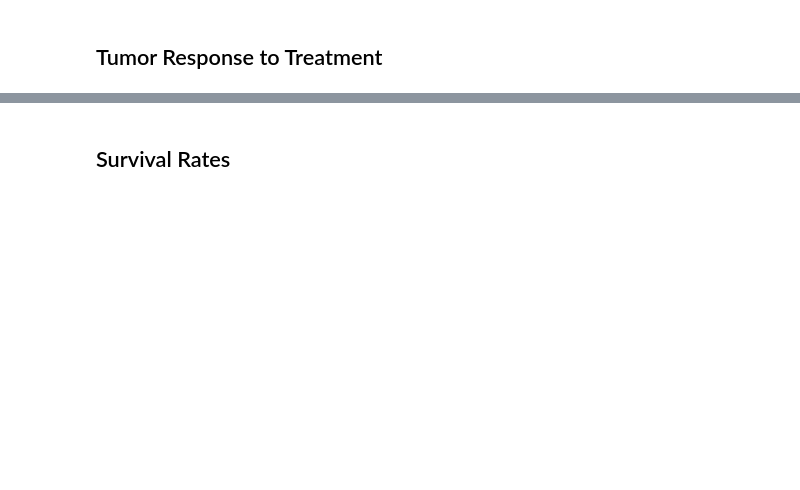
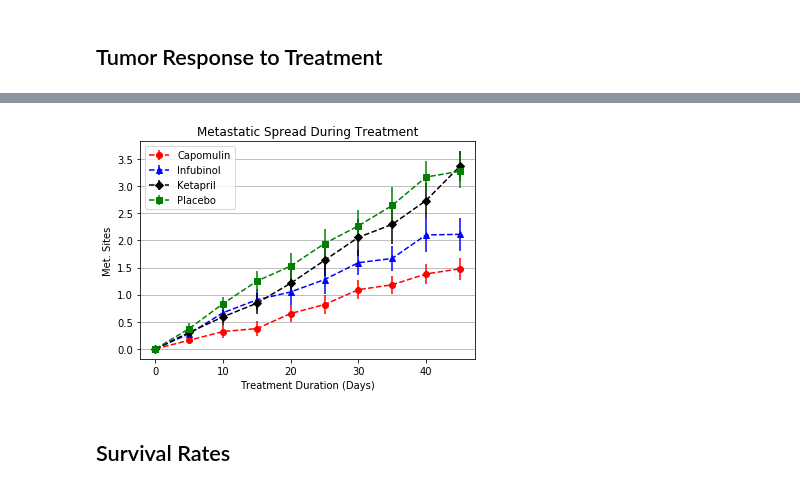
Before and after one commit to ttmugu/matplotlib-challenge, a Jupyter notebook: pymaceuticals_starter.ipynb, the cells around one changed output, grey strips where cells are left out. Saved outputs shown, nothing was run; the diff lists cells and outputs as text; code cells hidden in the pictures; blank space fills up the shorter version.

```diff
--- a/pymaceuticals_starter.ipynb
+++ b/pymaceuticals_starter.ipynb
@@ -35,6 +127,7 @@ mouse_clinical_trail_df.head()
 # %%
-# Store the Mean Tumor Volume Data Grouped by Drug and Timepoint
-
+# Store the Mean Met. Site Data Grouped by Drug and Timepoint
 # Convert to DataFrame
+Metastatic_Respons_df = mouse_clinical_trail_df.groupby(['Drug', 'Timepoint'])['Metastatic Sites'].mean().reset_index()
 
 # Preview DataFrame
+Metastatic_Respons_df.head()
@@ -40,0 +141,7 @@ mouse_clinical_trail_df.head()
+# %%
+# Store the Standard Error associated with Met. Sites Grouped by Drug and Timepoint
+#.sem().reset_index()
+# Convert to DataFrame
+stErr_Met_Respons_df = mouse_clinical_trail_df.groupby(['Drug', 'Timepoint'])['Metastatic Sites'].sem().reset_index()
+# Preview DataFrame
+stErr_Met_Respons_df.head()
@@ -40,0 +155,6 @@ mouse_clinical_trail_df.head()
+# %%
+# Minor Data Munging to Re-Format the Data Frames
+#trp_plot_df = tumor_Responce_pivot_df.reset_index()
+Met_Respons_df_pivot_df = pd.pivot(Metastatic_Respons_df, index='Timepoint', columns='Drug',values="Metastatic Sites")
+# Preview that Reformatting worked
+Met_Respons_df_pivot_df
@@ -150,3 +183,32 @@ plt.show()
+# %%
+# Generate the Plot (with Error Bars)
+plt_met_rep_df = Met_Respons_df_pivot_df.reset_index()
+#plt_met_rep_df
+mCapomulin_error = stErr_Met_Respons_df.loc[stErr_Met_Respons_df["Drug"] == "Capomulin", "Metastatic Sites"]
+mInfubinol_error = stErr_Met_Respons_df.loc[stErr_Met_Respons_df["Drug"] == "Infubinol", "Metastatic Sites"]
+mKetapril_error = stErr_Met_Respons_df.loc[stErr_Met_Respons_df["Drug"] == "Ketapril", "Metastatic Sites"]
+mPlacebo_error = stErr_Met_Respons_df.loc[stErr_Met_Respons_df["Drug"] == "Placebo", "Metastatic Sites"]
+
+# Generate the Plot (with Error Bars)
+plt.errorbar(plt_met_rep_df.Timepoint, plt_met_rep_df.Capomulin, yerr = mCapomulin_error, label= "Capomulin", marker= "o", color="red", linestyle='--')
+plt.errorbar(plt_met_rep_df.Timepoint, plt_met_rep_df.Infubinol,yerr = mInfubinol_error, label= "Infubinol", marker= "^", color="blue", linestyle='--')
+plt.errorbar(plt_met_rep_df.Timepoint, plt_met_rep_df.Ketapril, yerr = mKetapril_error, label= "Ketapril", marker= "D", color="black", linestyle='--')
+plt.errorbar(plt_met_rep_df.Timepoint,plt_met_rep_df.Placebo,  yerr = mPlacebo_error, label= "Placebo", marker= "s", color="green", linestyle='--')
+
+# Save the Figure
+plt.legend()
+plt.title("Metastatic Spread During Treatment")
+plt.xlabel("Treatment Duration (Days)")
+plt.ylabel("Met. Sites")
+plt.grid(axis='y')
+
+
+# Save the Figure
+plt.savefig("Metastatic_Spread.png")
+
+plt.show()
+# %% [output]
+[figure, added]
 # %% [markdown]
 ## Survival Rates
 # %%
```
Also changed, not shown: parts of 34 cells of this notebook.
